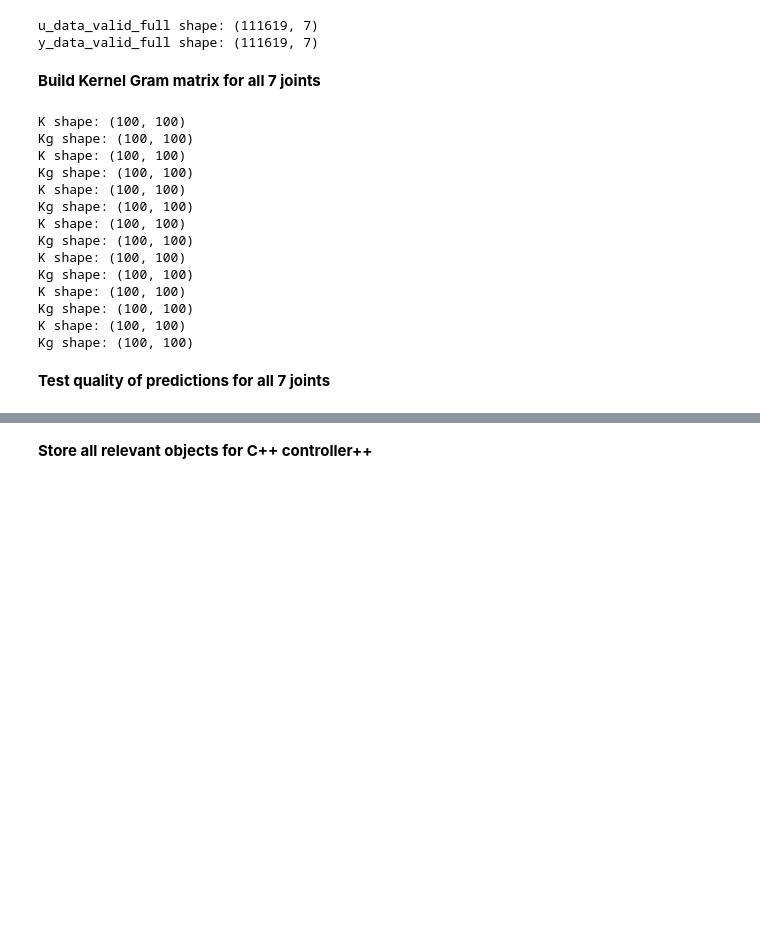
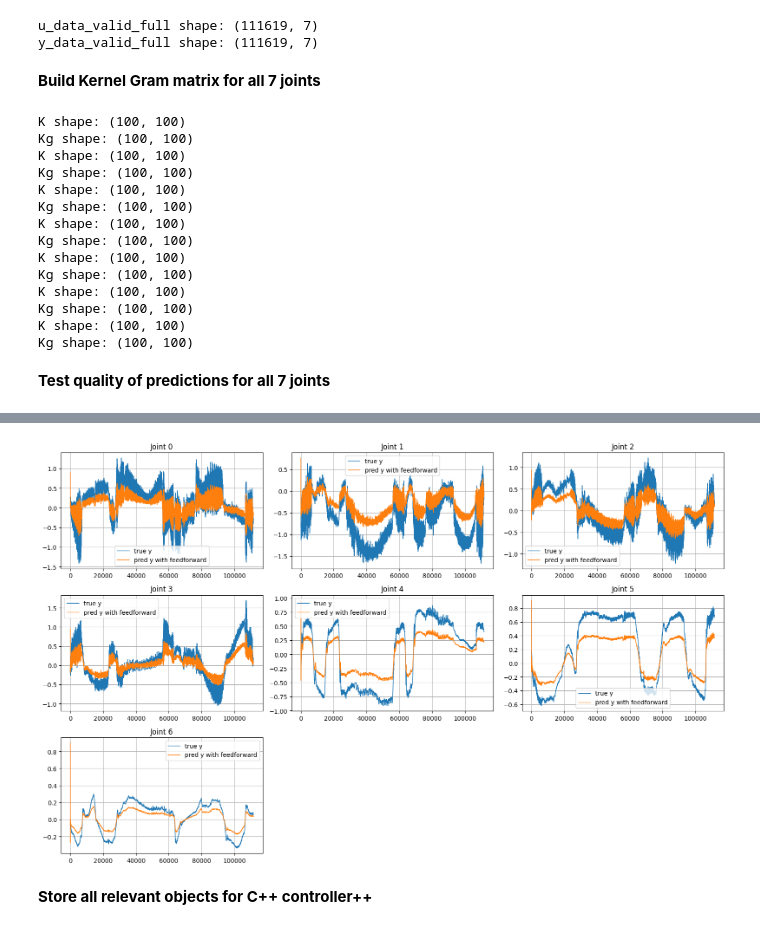
Before and after one commit to Anthony7-Ho/nonlinear_deepc_controller, a Jupyter notebook: data_processing/1joint_predictor.ipynb, the cells around one changed output, grey strips where cells are left out. Cells and saved outputs as stored; diff of their text form; code cells hidden in the pictures; blank space fills up the shorter version.

```diff
--- a/data_processing/1joint_predictor.ipynb
+++ b/data_processing/1joint_predictor.ipynb
@@ -441,3 +457,93 @@ corr(y, y_pred): 0.999
+# %%
+def build_k_rbf_full(xy_ini_full, X_sub, X_col_norm2, gamma_rbf):
+    """
+    Compute RBF k-vector: k_i = exp(-gamma * ||x_i - xy_ini_full||^2)
+    where columns of X_sub are x_i.
+    """
+    term_xy = float(xy_ini_full @ xy_ini_full) # scalar
+    term_ax = X_sub.T @ xy_ini_full # (Hc_sub,)
+    d2 = X_col_norm2 + term_xy - 2.0 * term_ax # (Hc_sub,)
+    return np.exp(-gamma_rbf * d2).reshape(-1) # (Hc_sub,)
+
+num_joints = 7
+
+plt.figure(figsize=(16, 10))
+
+for j in range(num_joints):
+    # Validation data for this joint
+    u_test = u_data_valid_full[:, j]
+    y_test = y_data_valid_full[:, j]
+    T_test = u_test.shape[0]
+
+    # Per-joint kernel / Hankel data
+    X_sub = kernel_per_joint[j]["X_sub"] # (d_full, Hc_sub)
+    Hy_future_sub = kernel_per_joint[j]["Hy_future_sub"] # (p*T_future, Hc_sub)
+    Kg = kernel_per_joint[j]["Kg"] # (Hc_sub, Hc_sub)
+
+    Hc = X_sub.shape[1]
+    d_full = X_sub.shape[0]
+
+    # Precompute norms for RBF
+    X_col_norm2 = np.sum(X_sub**2, axis=0)
+
+    # A = lambda_g * I + lambda_k * Kg^T Kg
+    A = (lambda_g * np.eye(Hc) + lambda_k * (Kg.T @ Kg))
+    A_factor = cho_factor(A, lower=True, check_finite=False)
+
+    # Predictions for this joint
+    y_pred = np.zeros_like(y_test)
+
+    m = 1
+    p = 1
+
+    # Initialize buffers for u_ini and y_ini
+    u_buffer = np.zeros(T_past) # starts all zeros
+    y_buffer = np.ones(T_past) # starts all ones
+
+    for k in range(T_test):
+
+        # Build u_ini = last T_past elements of the buffer
+        u_ini = u_buffer.reshape(-1)
+        y_ini = y_buffer.reshape(-1)
+
+        # Current measured input
+        u_cur = u_test[k]
+        u_ref = np.tile(u_cur, T_future) # future input
+
+        # Build regressor vector [u_ini ; y_ini ; u_future]
+        xy_ini_full = np.hstack([u_ini, y_ini, u_ref])
+
+        # RBF vector
+        k_vec = build_k_rbf_full(xy_ini_full, X_sub, X_col_norm2, best_gamma_rbf)
+
+        # Closed-form g*
+        rhs = lambda_k * (Kg.T @ k_vec)
+        g_star = cho_solve(A_factor, rhs, check_finite=False)
+
+        # Predict next friction
+        y_future_pred = Hy_future_sub @ g_star
+        y_pred[k] = y_future_pred[0]
+
+        # Update buffers
+        # shift left and append new real values
+        u_buffer = np.roll(u_buffer, -1)
+        y_buffer = np.roll(y_buffer, -1)
+        u_buffer[-1] = u_test[k] + y_pred[k] # Friction compensation
+        y_buffer[-1] = y_test[k] - y_pred[k] # real measured friction
+
+    # Plot
+    plt.subplot(3, 3, j+1)
+    t = np.arange(T_test)
+    plt.plot(t, y_test, label="true y", linewidth=1)
+    plt.plot(t, y_pred, label="pred y with feedforward", linewidth=1)
+    plt.title(f"Joint {j}")
+    plt.grid(True)
+    plt.legend()
+
+plt.tight_layout()
+plt.show()
+# %% [output]
+[figure, added]
 # %% [markdown]
 **Store all relevant objects for C++ controller++**
 # %%
```
Also changed, not shown: parts of 5 cells of this notebook.
